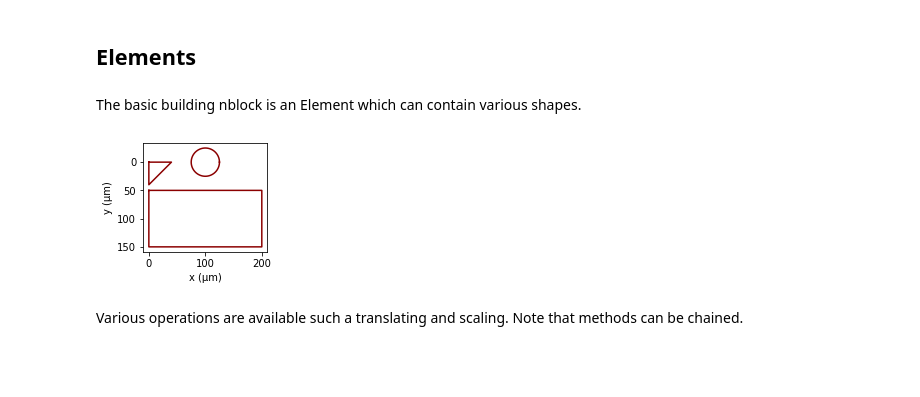
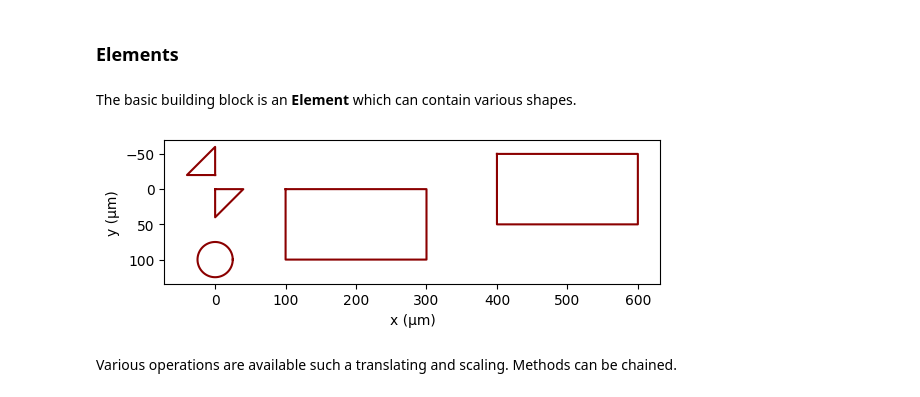
Before and after one commit to decoherer/lithomap, a Jupyter notebook: tutorial.ipynb, the cells around one changed output. Cells and saved outputs as stored; diff of their text form; code cells hidden in the pictures; blank space fills up the shorter version.

```diff
--- a/tutorial.ipynb
+++ b/tutorial.ipynb
@@ -5,20 +12,24 @@ import matplotlib
 # %% [markdown]
-## Elements
+### Elements
 # %% [markdown]
-The basic building nblock is an Element which can contain various shapes.
+The basic building block is an **Element** which can contain various shapes.
 # %%
+import matplotlib
+import numpy as np
 from lithomap import *
-import numpy as np
 e = Element(name='shapes',layer='MASK')
-e.addrect(x0=0,y0=50,dx=200,dy=100)
-e.addcircle(x0=100,y0=0,r=25)
+e.addrect(x0=100,y0=0,dx=200,dy=100)
+e.addcenteredrect(x0=500,y0=0,dx=200,dy=100)
+e.addcircle(x0=0,y0=100,r=25)
 polygon = [(0,0),(40,0),(0,40),(0,0)]
 e.addpoly(polygon)
+xs,ys = [0,-40,0],[-20,-20,-60]
+e.addxypoly(xs,ys,autoclose=True)
 e.plot();
 # %% [output]
-[figure, old version]
+[figure, new version]
 # %% [markdown]
-Various operations are available such a translating and scaling. Note that methods can be chained.
+Various operations are available such a translating and scaling. Methods can be chained.
 # %%
 e.translate(-100,-200).scale(0.01).rotate(np.pi/10)
 e.plot();
```
Also changed, not shown: parts of 28 cells of this notebook, 8 other files.
